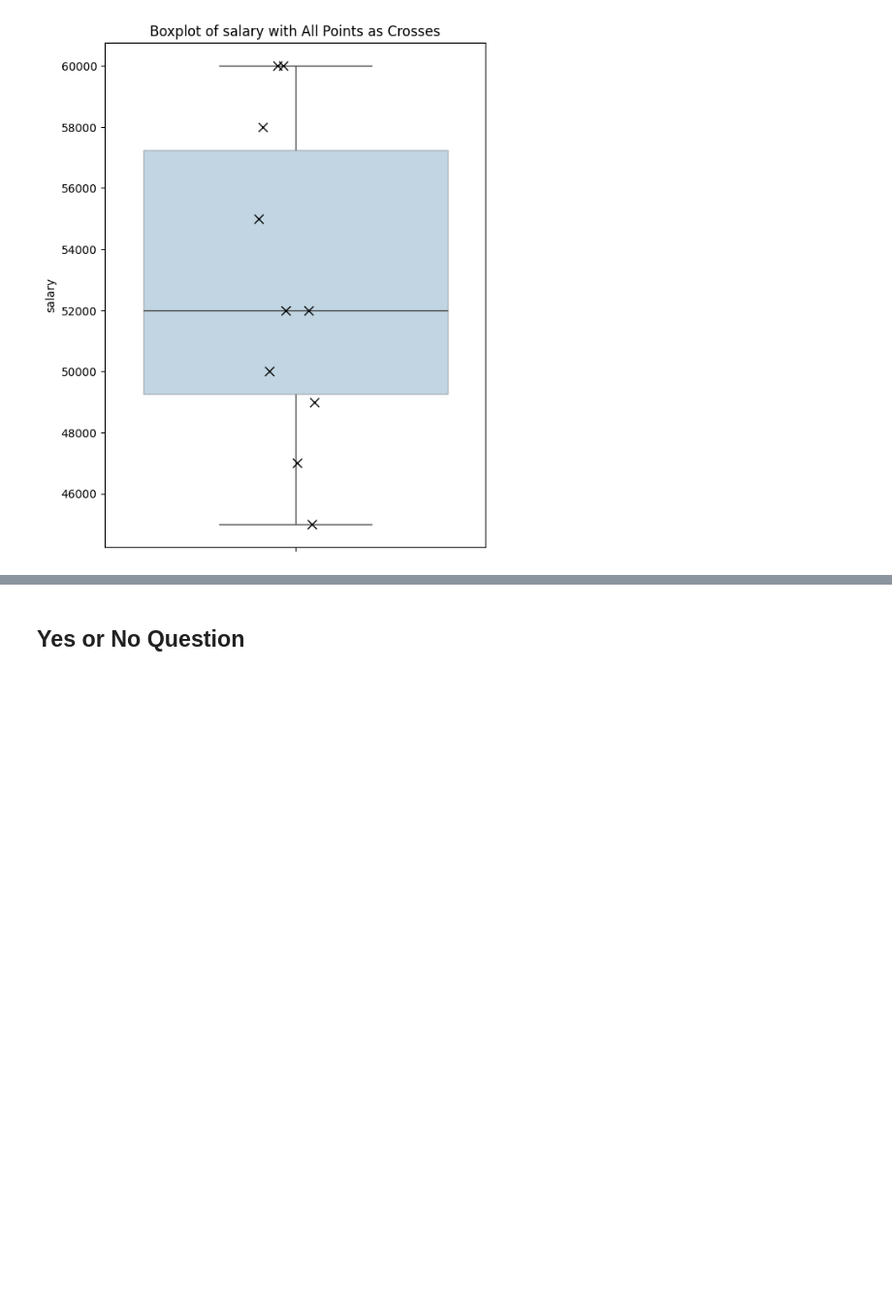
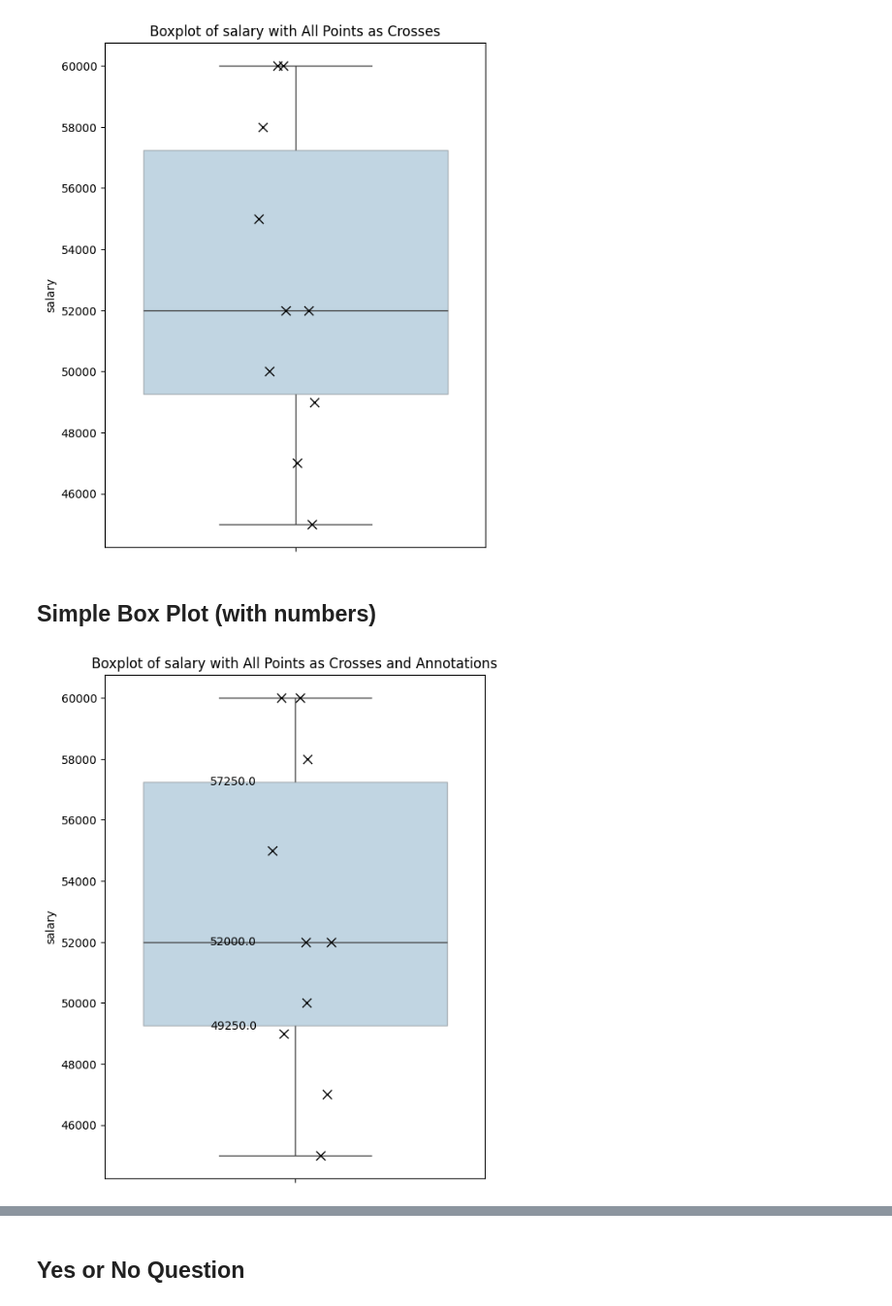
Before and after one commit to ui-fankfurt/bloomberg-academy, a Jupyter notebook: bloomberg.ipynb, the cells around one changed output, grey strips where cells are left out. Shown at 97% size. Saved outputs shown, nothing was run; the diff lists cells and outputs as text; code cells hidden in the pictures; blank space fills up the shorter version.

```diff
--- a/bloomberg.ipynb
+++ b/bloomberg.ipynb
@@ -41,3 +43,57 @@ df = pd.DataFrame(data)
 show_boxplot_with_points(df, 'salary')
 # %% [output]
 [figure]
+# %% [markdown]
+## Simple Box Plot (with numbers)
+# %%
+import seaborn as sns
+import matplotlib.pyplot as plt
+import pandas as pd
+
+def show_boxplot_with_points_and_annotations(df, column):
+    """
+    Show the boxplot of a variable in a DataFrame and overlay the data points as crosses,
+    with annotations for the quartile values on the left side of the box.
+
+    Parameters:
+    df (pd.DataFrame): The DataFrame containing the data.
+    column (str): The column name of the variable to visualize.
+
+    Returns:
+    None
+    """
+    # Set up the matplotlib figure
+    plt.figure(figsize=(6, 8))
+
+    # Create the boxplot
+    ax = sns.boxplot(y=df[column], showfliers=False, boxprops={'alpha': 0.3})
+
+    # Overlay the data points as crosses
+    sns.stripplot(y=df[column], jitter=True, marker='x', color='black', size=8, linewidth=1)
+
+    # Calculate the quartiles
+    quartiles = df[column].quantile([0.25, 0.5, 0.75])
+
+    # Annotate the boxplot with quartile values on the left side of the box
+    for i, q in enumerate(quartiles):
+        ax.text(-0.1, q, f'{q:.1f}', ha='right', va='center', color='black', fontsize=10)
+
+    # Add title and labels
+    plt.title(f'Boxplot of {column} with All Points as Crosses and Annotations')
+    plt.xlabel('')
+    plt.ylabel(column)
+
+    # Display the plot
+    plt.show()
+
+# Example usage
+data = {
+    'age': [23, 45, 31, 35, 43, 25, 40, 42, 33, 39],
+    'salary': [50000, 60000, 45000, 52000, 58000, 47000, 55000, 60000, 49000, 52000]
+}
+df = pd.DataFrame(data)
+
+# Show boxplot with all points as crosses for 'salary'
+show_boxplot_with_points_and_annotations(df, 'salary')
+# %% [output]
+[figure, added]
```
Also changed, not shown: parts of 11 cells of this notebook.
